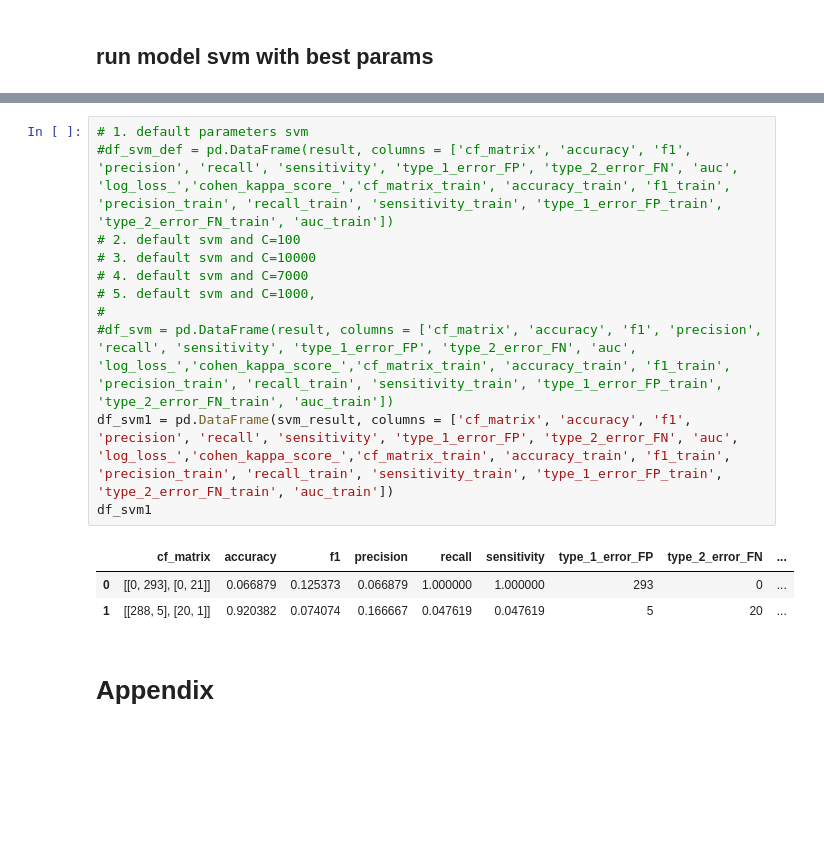
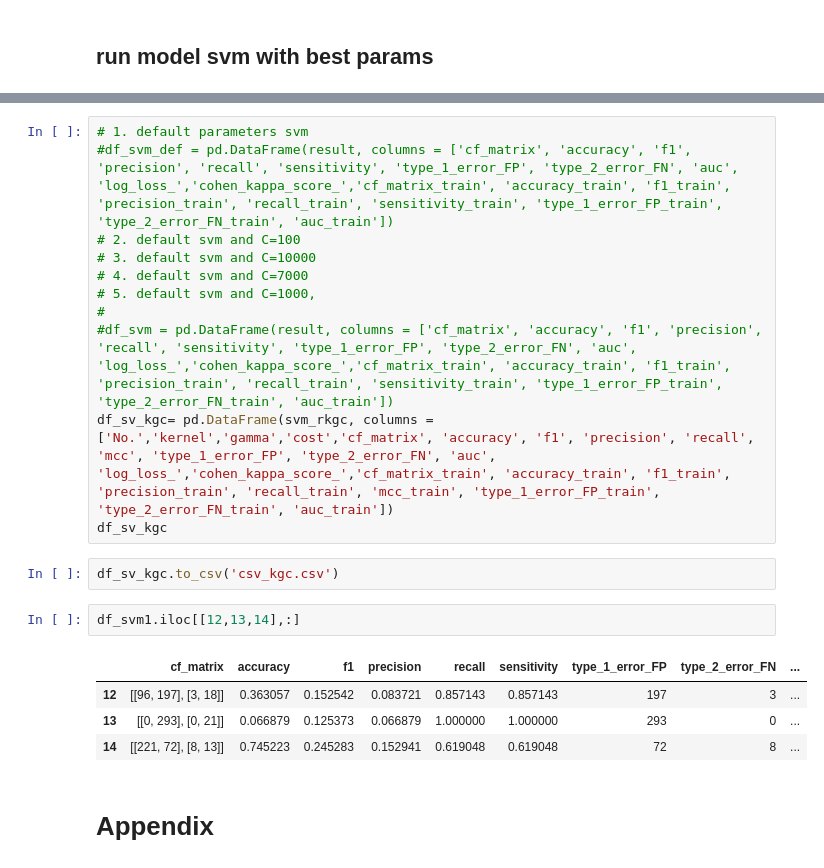
Before and after one commit to hinatanvir/Fault-Detection-SECOM, a Jupyter notebook: Hina/svm param vis.ipynb, the cells around one changed output, grey strips where cells are left out. Saved outputs shown, nothing was run; the diff lists cells and outputs as text; blank space fills up the shorter version.

```diff
--- a/Hina/svm param vis.ipynb
+++ b/Hina/svm param vis.ipynb
@@ -762,12 +678,17 @@ svm_result.append((cf_matrix, accuracy, f1, precision, recall, sensitivity, type
 # 5. default svm and C=1000,
 #
 #df_svm = pd.DataFrame(result, columns = ['cf_matrix', 'accuracy', 'f1', 'precision', 'recall', 'sensitivity', 'type_1_error_FP', 'type_2_error_FN', 'auc', 'log_loss_','cohen_kappa_score_','cf_matrix_train', 'accuracy_train', 'f1_train', 'precision_train', 'recall_train', 'sensitivity_train', 'type_1_error_FP_train', 'type_2_error_FN_train', 'auc_train'])
-df_svm1 = pd.DataFrame(svm_result, columns = ['cf_matrix', 'accuracy', 'f1', 'precision', 'recall', 'sensitivity', 'type_1_error_FP', 'type_2_error_FN', 'auc', 'log_loss_','cohen_kappa_score_','cf_matrix_train', 'accuracy_train', 'f1_train', 'precision_train', 'recall_train', 'sensitivity_train', 'type_1_error_FP_train', 'type_2_error_FN_train', 'auc_train'])
-df_svm1
+df_sv_kgc= pd.DataFrame(svm_rkgc, columns = ['No.','kernel','gamma','cost','cf_matrix', 'accuracy', 'f1', 'precision', 'recall', 'mcc', 'type_1_error_FP', 'type_2_error_FN', 'auc', 'log_loss_','cohen_kappa_score_','cf_matrix_train', 'accuracy_train', 'f1_train', 'precision_train', 'recall_train', 'mcc_train', 'type_1_error_FP_train', 'type_2_error_FN_train', 'auc_train'])
+df_sv_kgc
-# %% [output]
-|  | cf_matrix | accuracy | f1 | precision | recall | sensitivity | type_1_error_FP | type_2_error_FN | ... |
-| 0 | [[0, 293], [0, 21]] | 0.066879 | 0.125373 | 0.066879 | 1.000000 | 1.000000 | 293 | 0 | ... |
-| 1 | [[288, 5], [20, 1]] | 0.920382 | 0.074074 | 0.166667 | 0.047619 | 0.047619 | 5 | 20 | ... |
+# %%
+df_sv_kgc.to_csv('csv_kgc.csv')
+# %%
+df_svm1.iloc[[12,13,14],:]
+# %% [output]
+|  | cf_matrix | accuracy | f1 | precision | recall | sensitivity | type_1_error_FP | type_2_error_FN | ... |
+| 12 | [[96, 197], [3, 18]] | 0.363057 | 0.152542 | 0.083721 | 0.857143 | 0.857143 | 197 | 3 | ... |
+| 13 | [[0, 293], [0, 21]] | 0.066879 | 0.125373 | 0.066879 | 1.000000 | 1.000000 | 293 | 0 | ... |
+| 14 | [[221, 72], [8, 13]] | 0.745223 | 0.245283 | 0.152941 | 0.619048 | 0.619048 | 72 | 8 | ... |
 # %% [markdown]
 # Appendix
 # %% [markdown]
```
Also changed, not shown: parts of 16 cells of this notebook.
